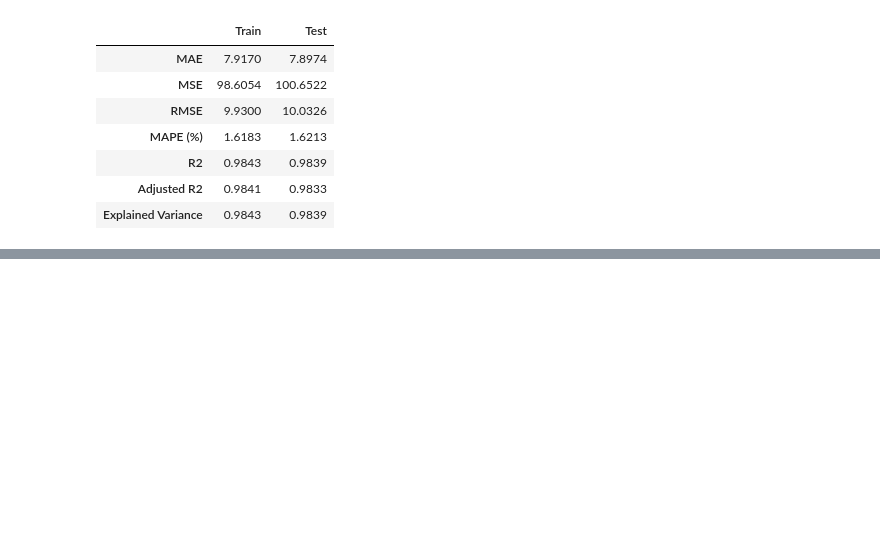
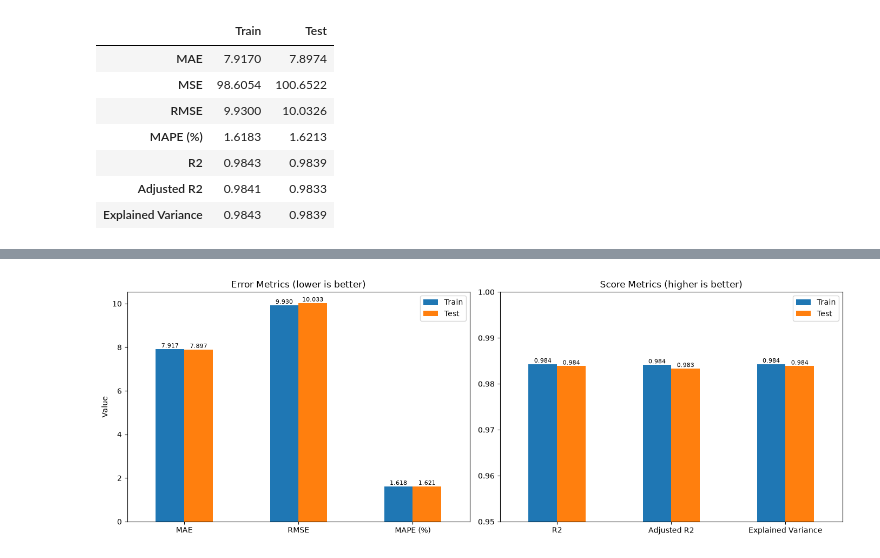
Before and after one commit to Jahid-dev32/Linear_Regression, a Jupyter notebook: Linear_Regression.ipynb, the cells around one changed output, grey strips where cells are left out. Saved outputs shown, nothing was run; the diff lists cells and outputs as text; code cells hidden in the pictures; blank space fills up the shorter version.

```diff
--- a/Linear_Regression.ipynb
+++ b/Linear_Regression.ipynb
@@ -215,0 +284,21 @@ metrics_table.round(4)
+# %%
+fig, axes = plt.subplots(1, 2, figsize=(14, 5))
+
+error_metrics = metrics_table.loc[['MAE', 'RMSE', 'MAPE (%)']]
+error_metrics.plot(kind='bar', ax=axes[0], rot=0)
+axes[0].set_title('Error Metrics (lower is better)')
+axes[0].set_ylabel('Value')
+
+score_metrics = metrics_table.loc[['R2', 'Adjusted R2', 'Explained Variance']]
+score_metrics.plot(kind='bar', ax=axes[1], rot=0)
+axes[1].set_title('Score Metrics (higher is better)')
+axes[1].set_ylim(0.95, 1.0)
+
+for ax in axes:
+    for container in ax.containers:
+        ax.bar_label(container, fmt='%.3f', fontsize=8)
+
+plt.tight_layout()
+plt.show()
+# %% [output]
+[figure, added]
```
Also changed, not shown: parts of 3 cells of this notebook.
